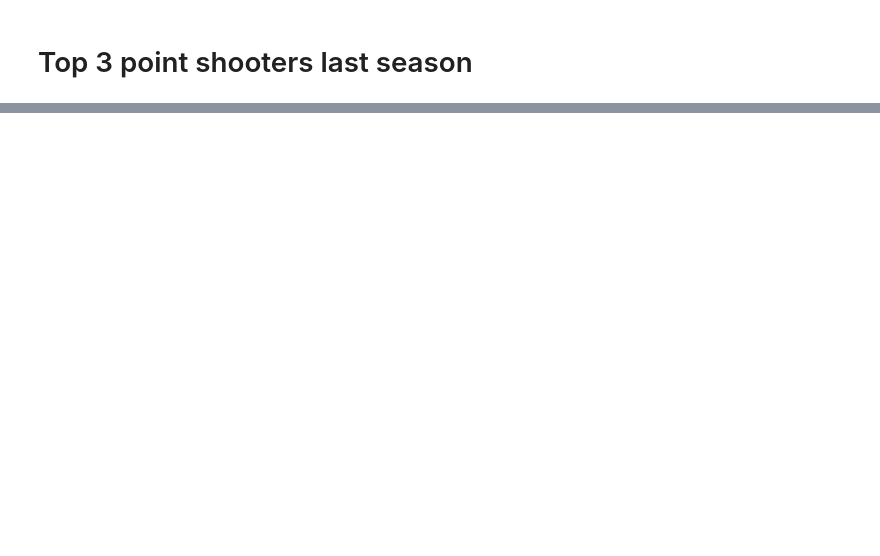
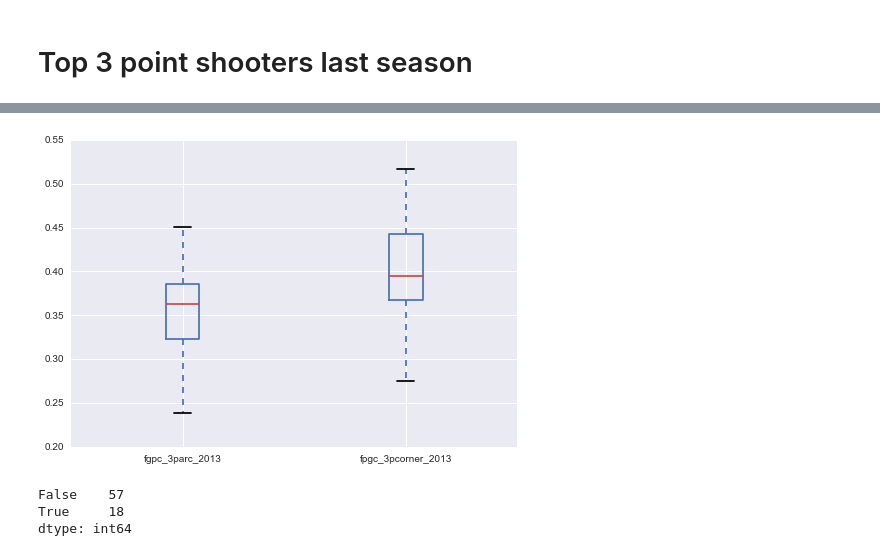
Before and after one commit to DanielWeitzenfeld/three-seven-six, a Jupyter notebook: notebooks/exploration.ipynb, the cells around one changed output, grey strips where cells are left out. Drawn from its saved outputs; the diff is of its cells as text; code cells hidden in the pictures; blank space fills up the shorter version.

```diff
--- a/notebooks/exploration.ipynb
+++ b/notebooks/exploration.ipynb
@@ -46,3 +43,0 @@ Index([u'age', u'ast', u'avg_dist', u'blk', u'drb', u'fg', u'fg2p', u'fg3p', u'f
-# %%
-df = df.sort_index(by='fgpc_3p', ascending=False)
-df.ix[df.fga3p >80, ['player', 'fga3p', 'fgpc_3p', 'team']].head(50)
@@ -66,0 +46,8 @@ df.ix[df.fga3p >80, ['player', 'fga3p', 'fgpc_3p', 'team']].head(50)
+# %%
+df = df.sort_index(by='fgpc_3p_2013', ascending=False)
+sub_frame = df.ix[(df.tpa_2013 > 80) &
+                  (df.tpa_2012 > 80), ['player', 'tpa_2012', 'teams_2012', 'fgpc_3p_2012',
+                                       'tpa_2013', 'fgpc_3p_2013',  'teams_2013',
+                                       'percentage_point_change', 'percentage_change_in_attempts']]
+sub_frame.to_csv(three_seven_six.ROOT + '/data/at_least_80_attempts.csv', index=False)
+sub_frame.head()
@@ -66,0 +63,7 @@ df.ix[df.fga3p >80, ['player', 'fga3p', 'fgpc_3p', 'team']].head(50)
+# %%
+MIN_ATTEMPTS = 60
+sub_frame = df.ix[(df.corner_3pfga_2013 > MIN_ATTEMPTS) &
+                  (df.arc_3pfga_2013 > MIN_ATTEMPTS), ['player', 'positions_2013', 'teams_2013',
+                                                       'fgpc_3parc_2013', 'corner_3pfga_2013', 'fpgc_3pcorner_2013']]
+sub_frame['worse_at_corner'] = (sub_frame.fgpc_3parc_2013 > sub_frame.fpgc_3pcorner_2013)
+sub_frame.head()
@@ -66,0 +77,10 @@ df.ix[df.fga3p >80, ['player', 'fga3p', 'fgpc_3p', 'team']].head(50)
+# %%
+ax = sub_frame[['fgpc_3parc_2013', 'fpgc_3pcorner_2013']].boxplot()
+# %% [output]
+[figure, added]
+# %%
+sub_frame.worse_at_corner.value_counts()
+# %% [output]
+False    57
+True     18
+dtype: int64
```
Also changed, not shown: parts of 10 cells of this notebook, 4 other files.
